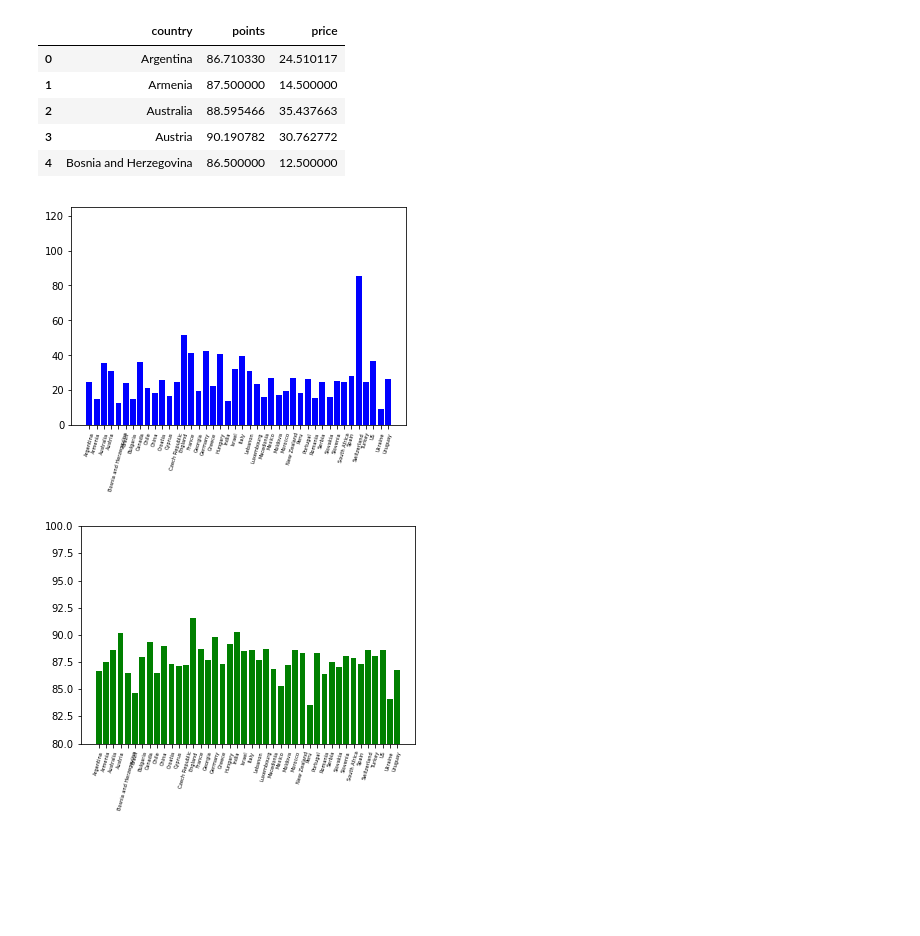
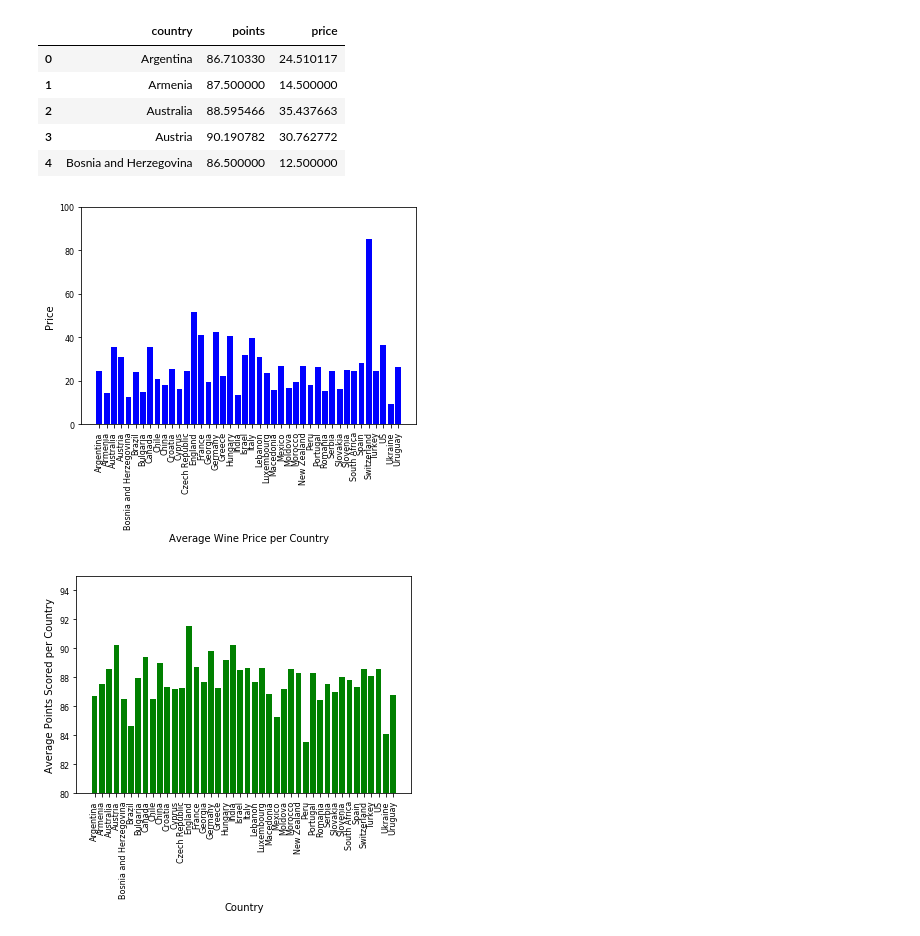
Before and after one commit to renatonico/Pygeons, a Jupyter notebook: notebooks/matt.ipynb, the cells around one changed output. Saved outputs shown, nothing was run; the diff lists cells and outputs as text; code cells hidden in the pictures; blank space fills up the shorter version.

```diff
--- a/notebooks/matt.ipynb
+++ b/notebooks/matt.ipynb
@@ -50,10 +55,12 @@ See the caveats in the documentation: http://pandas.pydata.org/pandas-docs/stabl
 # %%
+df_2["Rating"]= pd.cut(df_2["points"], bins_rating, labels= wine_rating, right=False)
 
 df_2["variety"] = df_2["variety"].replace(
-    {"Pinot Noir": "Red Wine", "Cabernet Sauvignon": "Red Wine", "Bordeaux-style Red Blend": "Red Wine", "Syrah": "Red Wine", "Merlot": "Red Wine", 'Zinfandel': "Red Wine",
+    {"Pinot Noir": "Red Wine", "Cabernet Sauvignon": "Red Wine", "Red Blend": "Red Wine", "Bordeaux-style Red Blend": "Red Wine", "Syrah": "Red Wine", "Merlot": "Red Wine", 'Zinfandel': "Red Wine",
      'Malbec': "Red Wine", 'Nebbiolo': "Red Wine", 'Portuguese Red': 'Red Wine' , 'Tempranillo': 'Red Wine', 'Rhône-style Red Blend': 'Red Wine', 'Cabernet Franc': 'Red Wine', 'Gamay': 'Red Wine', 'Shiraz': 'Red Wine','Petite Sirah': 'Red Wine',
     'Chardonnay': 'White Wine', 'Sauvignon Blanc': 'White Wine', 'Riesling': 'White Wine','Sangiovese': 'White Wine', 'White Blend': 'White Wine','Pinot Gris': 'White Wine', 'Grüner Veltliner': 'White Wine', 'Pinot Grigio': 'White Wine', 'Portuguese White': 'White Wine', 'Viognier': 'White Wine','Gewürztraminer': 'White Wine',
-     'Sparkling Blend': 'Sparkling Blen', 'Rose': 'Rose', 'Champagne Blend': 'Champagne'})
+     'Bordeaux-style White Blend': 'White Wine', 'Grenache': 'Red Wine', 'Barbera': 'Red Wine', 'Sangiovese Gross': 'Red Wine', 'Tempranillo Blend': 'Red Wine', 'Carmenère': 'Red Wine', 'Chenin Blanc': 'White Wine', 'Port': 'Red Wine',
+     'Garganega': 'White Wine', 'Mourvèdre': 'Red Wine','Torrontés': 'White Wine', 'Petit Verdot': 'Red Wine','Verdejo': 'White Wine', 'Aglianico': 'Red Wine','Sauvignon': 'White Wine', 'Garnacha': 'Red Wine', 'Nero d Avola': 'Red Wine', 'Moscato': 'White Wine', 'Albariño': 'White Wine','Rhône-style White Blend': 'White Wine', 'Pinot Blanc': 'White White', 'Corvina, Rondinella, Molinara': 'Red Wine', 'Sparkling Blend': 'Sparkling Blen', 'Rose': 'Rose', 'Champagne Blend': 'Champagne'})
 df_2.head()
 # %% [output]
 A value is trying to be set on a copy of a slice from a DataFrame.
@@ -156,15 +148,27 @@ df_variety.head()
 | 4 | Bosnia and Herzegovina | 86.500000 | 12.500000 |
 # %%
 plt.bar(df_variety["country"], df_variety["price"], color='b')
-plt.ylim([0, 125])
+plt.ylim([0, 100])
 plt.xticks(rotation=75, fontsize=5)
+plt.xticks(size = 8)
+plt.yticks(size = 8)
+plt.xticks(rotation=90)
+plt.xlabel("Average Wine Price per Country")
+plt.ylabel("Price")
+
 plt.show()
 # %% [output]
-[figure, old version]
+[figure, new version]
 # %%
 plt.bar(df_variety["country"], df_variety["points"], color='g')
-plt.ylim([80, 100])
+plt.ylim([80, 95])
 plt.xticks(rotation=75, fontsize=5)
+plt.xticks(size = 8)
+plt.yticks(size = 8)
+plt.xticks(rotation=90)
+plt.xlabel("Country")
+plt.ylabel("Average Points Scored per Country")
+
 plt.show()
 # %% [output]
-[figure, old version]
+[figure, new version]
```
Also changed, not shown: parts of 4 cells of this notebook.
